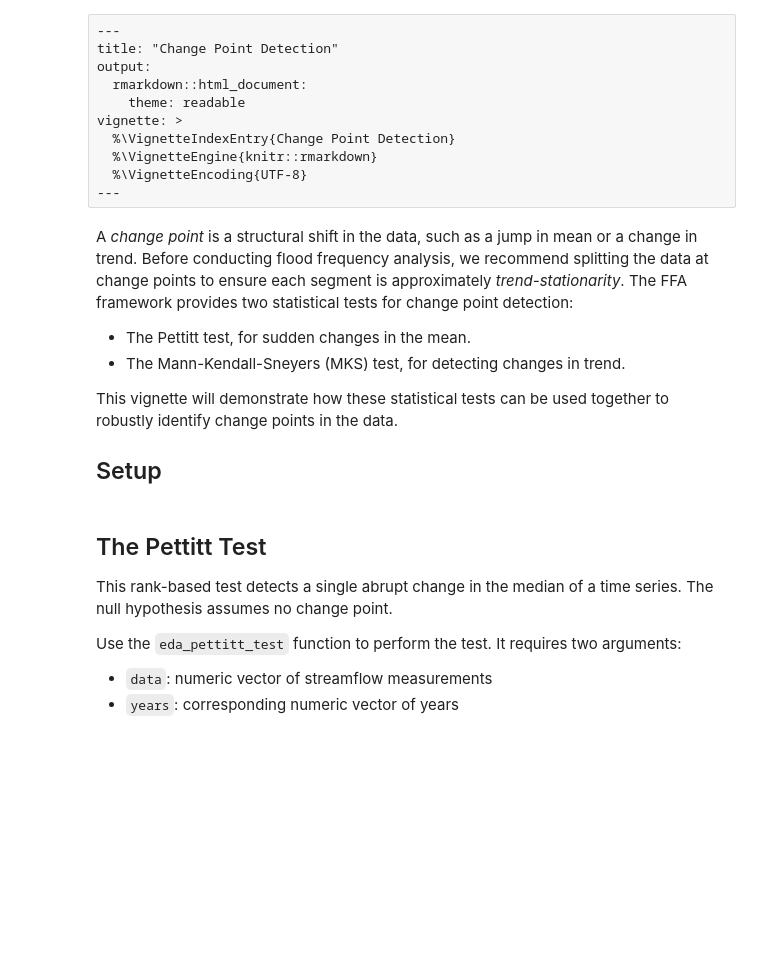
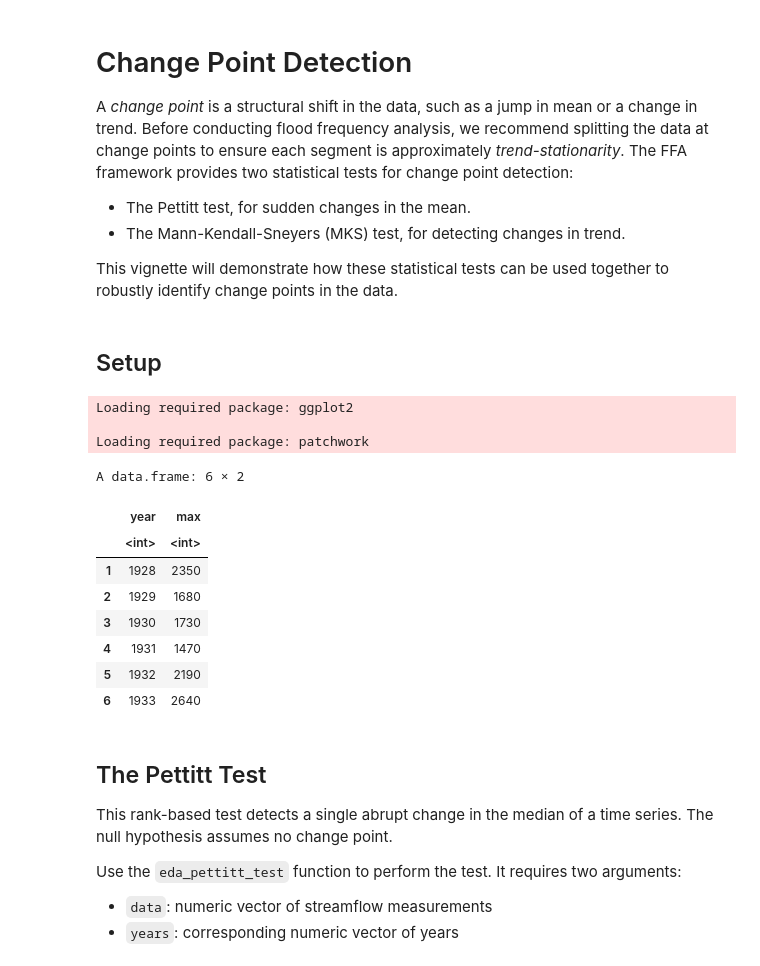
Before and after one commit to rileywheadon/ffa-docs, a Jupyter notebook: site/notebooks/change-points.ipynb, the cells around one changed output. Saved outputs shown, nothing was run; the diff lists cells and outputs as text; code cells hidden in the pictures; blank space fills up the shorter version.

```diff
--- a/site/notebooks/change-points.ipynb
+++ b/site/notebooks/change-points.ipynb
@@ -1,11 +0,0 @@
-# %% [raw]
----
-title: "Change Point Detection"
-output:
-  rmarkdown::html_document:
-    theme: readable
-vignette: >
-  %\VignetteIndexEntry{Change Point Detection}
-  %\VignetteEngine{knitr::rmarkdown}
-  %\VignetteEncoding{UTF-8}
----
@@ -17,4 +1,6 @@ knitr::opts_chunk$set(
 # %% [markdown]
+# Change Point Detection
+
 A *change point* is a structural shift in the data, such as a jump in mean or a change in trend.
 Before conducting flood frequency analysis, we recommend splitting the data at change points to ensure each segment is approximately *trend-stationarity*.
 The FFA framework provides two statistical tests for change point detection:
@@ -23,16 +9,31 @@ The FFA framework provides two statistical tests for change point detection:
 - The Mann-Kendall-Sneyers (MKS) test, for detecting changes in trend.
 
 This vignette will demonstrate how these statistical tests can be used together to robustly identify change points in the data.
-
-## Setup
+# %% [markdown]
+## Setup
 # %%
 library(ffaframework)
+
+options(repr.plot.width = 10, repr.plot.height = 8, repr.plot.res = 150) # Set plot size
 
 csv_path <- system.file("extdata", "Application_2.csv", package = "ffaframework")
 df <- read.csv(csv_path)
 df <- subset(df, !is.na(max)) # Remove missing values
 
 head(df)
+# %% [output]
+Loading required package: ggplot2
+
+Loading required package: patchwork
+A data.frame: 6 × 2
+|  | year | max |
+|  | <int> | <int> |
+| 1 | 1928 | 2350 |
+| 2 | 1929 | 1680 |
+| 3 | 1930 | 1730 |
+| 4 | 1931 | 1470 |
+| 5 | 1932 | 2190 |
+| 6 | 1933 | 2640 |
 # %% [markdown]
 ## The Pettitt Test
 
```
Also changed, not shown: parts of 7 cells of this notebook, 12 other files.
